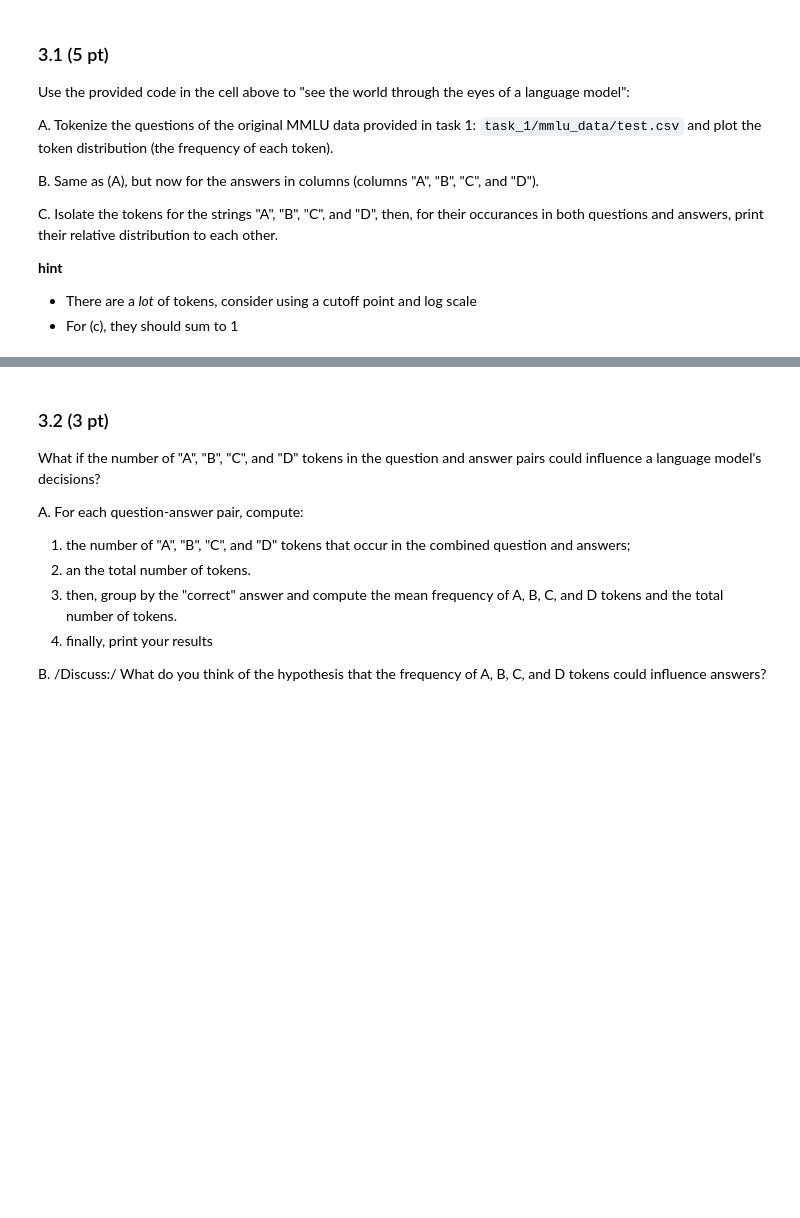
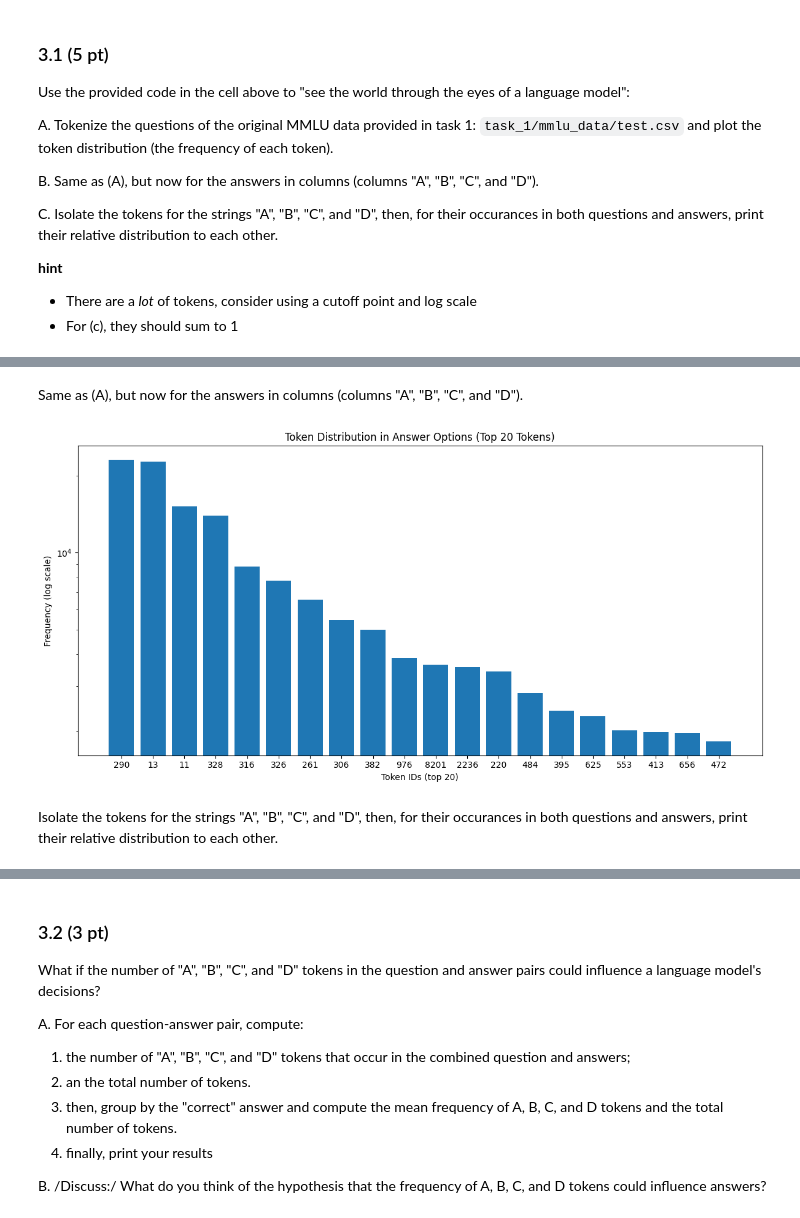
Before and after one commit to Jvviragine/data_analysis_um_course, a Jupyter notebook: data_clinics/clinic1/Niki_Data_Clinic_1 copy.ipynb, the cells around one changed output, grey strips where cells are left out. Cells and saved outputs as stored; diff of their text form; code cells hidden in the pictures; blank space fills up the shorter version.

```diff
--- a/data_clinics/clinic1/Niki_Data_Clinic_1 copy.ipynb
+++ b/data_clinics/clinic1/Niki_Data_Clinic_1 copy.ipynb
@@ -1222,4 +1267,29 @@ C. Isolate the tokens for the strings "A", "B", "C", and "D", then, for their oc
+# %% [markdown]
+Same as (A), but now for the answers in columns (columns "A", "B", "C", and "D").
 # %%
 #B
+answer_tokens = []
+# Combine all answers from the four columns
+for col in ['A', 'B', 'C', 'D']:
+    for ans in df[col]:
+        answer_tokens.extend(tokenize_text(ans))
+
+a_counter = Counter(answer_tokens)
+top_a = a_counter.most_common(20)
+tokens_top_a, freq_top_a = zip(*top_a)
+
+plt.figure(figsize=(12, 6))
+plt.bar(range(len(tokens_top_a)), freq_top_a)
+plt.xlabel("Token IDs (top 20)")
+plt.ylabel("Frequency (log scale)")
+plt.yscale('log')
+plt.title("Token Distribution in Answer Options (Top 20 Tokens)")
+plt.xticks(range(len(tokens_top_a)), tokens_top_a)
+plt.tight_layout()
+plt.show()
+# %% [output]
+[figure, added]
+# %% [markdown]
+ Isolate the tokens for the strings "A", "B", "C", and "D", then, for their occurances in both questions and answers, print their relative distribution to each other.
 # %%
 #C
```
Also changed, not shown: parts of 6 cells of this notebook.
